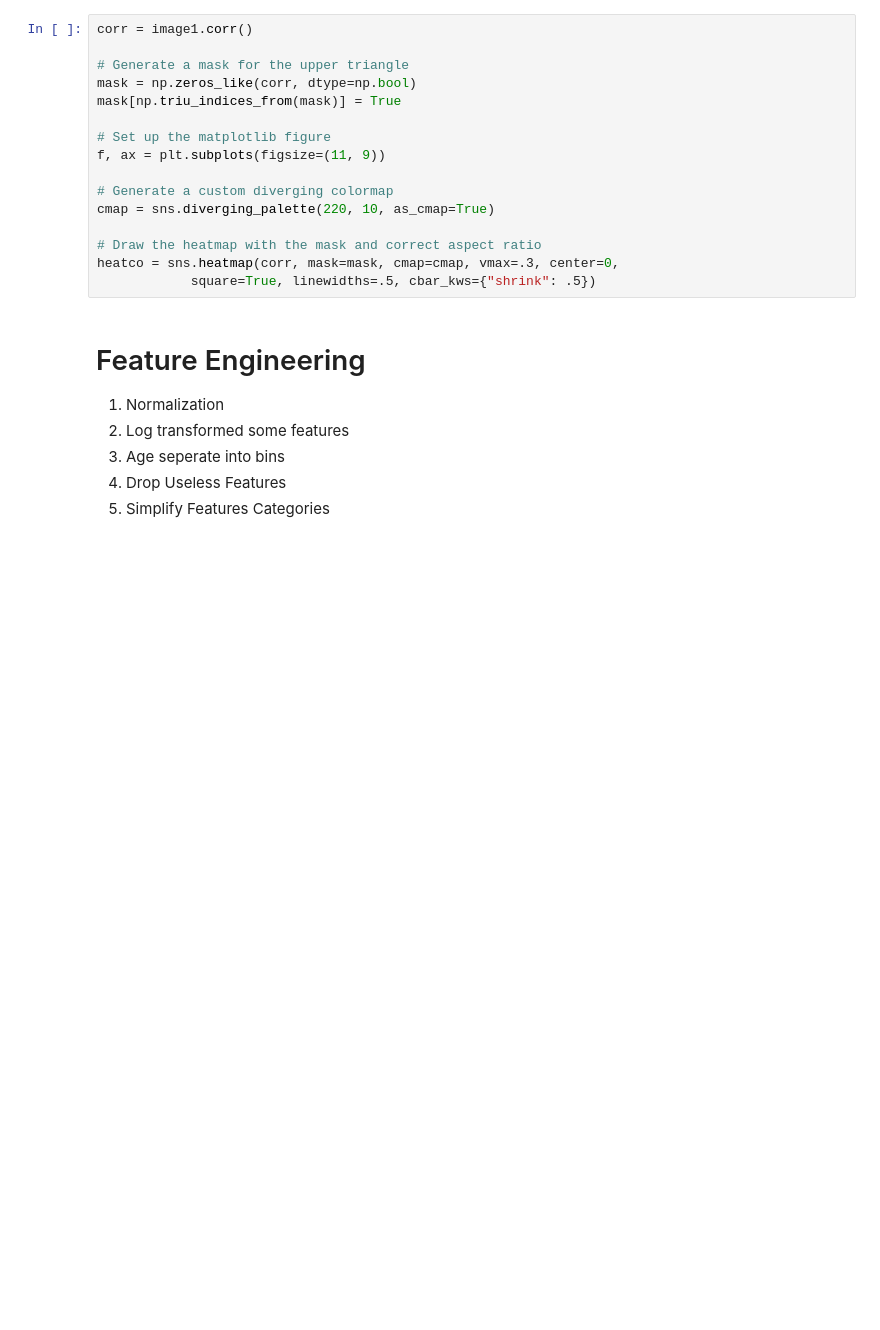
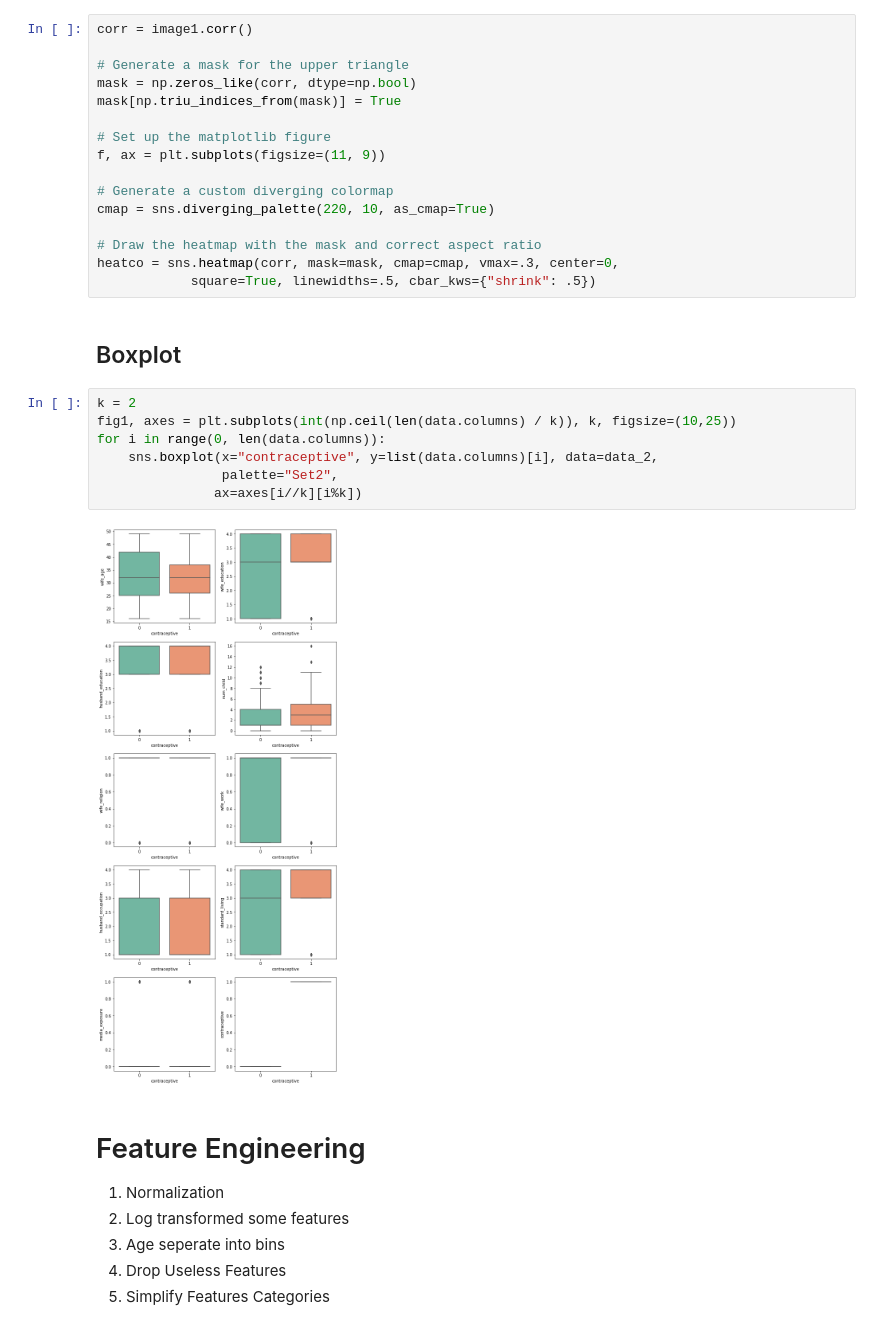
Before and after one commit to angelynaye/DS100-Final-Project, a Jupyter notebook: Final_Project_Code.ipynb, the cells around one changed output. Cells and saved outputs as stored; diff of their text form; blank space fills up the shorter version.

```diff
--- a/Final_Project_Code.ipynb
+++ b/Final_Project_Code.ipynb
@@ -193,6 +231,17 @@ cmap = sns.diverging_palette(220, 10, as_cmap=True)
 # Draw the heatmap with the mask and correct aspect ratio
 heatco = sns.heatmap(corr, mask=mask, cmap=cmap, vmax=.3, center=0,
             square=True, linewidths=.5, cbar_kws={"shrink": .5})
+# %% [markdown]
+## Boxplot
+# %%
+k = 2
+fig1, axes = plt.subplots(int(np.ceil(len(data.columns) / k)), k, figsize=(10,25))
+for i in range(0, len(data.columns)):
+    sns.boxplot(x="contraceptive", y=list(data.columns)[i], data=data_2,
+                palette="Set2",
+               ax=axes[i//k][i%k])
+# %% [output]
+[figure, added]
 # %% [markdown]
 # Feature Engineering
 1. Normalization
```
Also changed, not shown: parts of 8 cells of this notebook.
